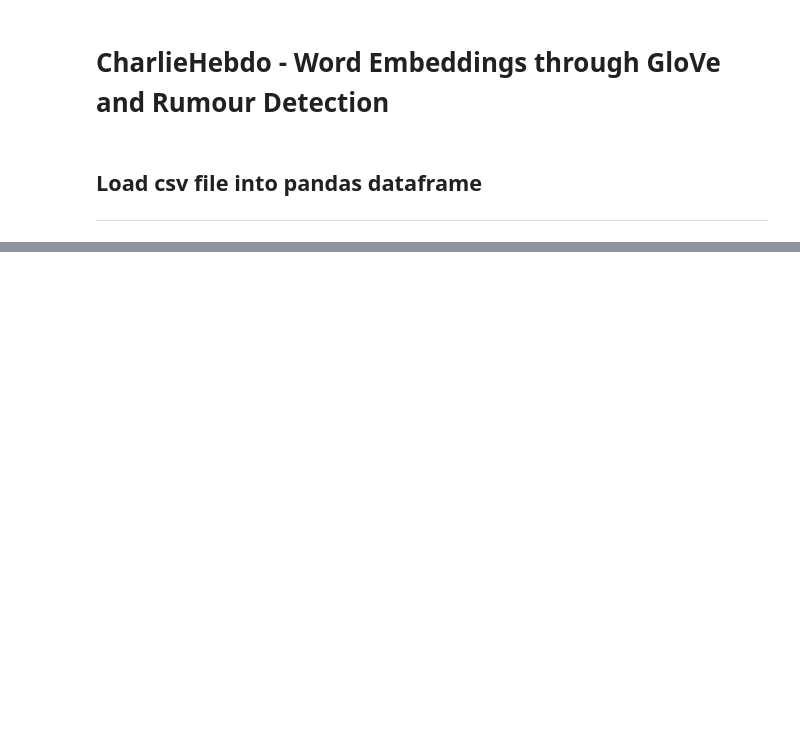
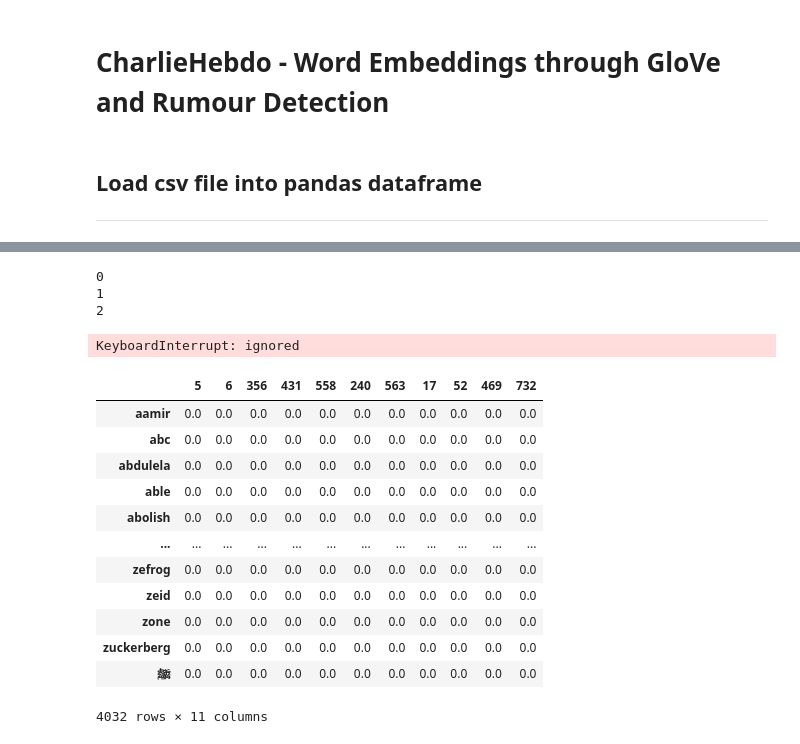
Before and after one commit to shakshi12/Rumor-Spreaders-using-GNN-approach-PHEME-dataset-, a Jupyter notebook: charlie_GloVe.ipynb, the cells around one changed output, grey strips where cells are left out. Drawn from its saved outputs; the diff is of its cells as text; code cells hidden in the pictures; blank space fills up the shorter version.

```diff
--- a/charlie_GloVe.ipynb
+++ b/charlie_GloVe.ipynb
@@ -6,0 +188,11 @@
+# %%
+n = len(index) + 1
+embed_mat = np.zeros((n, 100))
+for s,values in index.items():
+    print(s,values)
+    if values>n:
+        continue
+    embed_vec = emb.get(s)
+    if embed_vec is not None:
+        embed_mat[values] = embed_vec
+print(n)
@@ -6,0 +217,3 @@
+# %%
+sorted_words = sorted(index)
+print(sorted_words)
@@ -6,0 +228,3 @@
+# %%
+feat_df = pd.DataFrame(columns = sorted_words)
+print(feat_df)
@@ -6,0 +237,34 @@
+# %%
+count = 0
+features_matrix = pd.DataFrame()
+for number in padding[count]:
+  if count <= 36189:
+    print(count)
+    feat_df = pd.DataFrame(columns = sorted_words)
+    count = count + 1
+    for key,value in index.items():
+        feat_df[key] = embed_mat[number]
+        feature_1 = feat_df.sum(axis=0)
+        features_matrix[number] = feature_1
+        #print(features_matrix)
+# %% [output]
+0
+1
+2
+KeyboardInterrupt: ignored
+# %%
+features_matrix
+# %% [output]
+|  | 5 | 6 | 356 | 431 | 558 | 240 | 563 | 17 | 52 | 469 | 732 |
+| aamir | 0.0 | 0.0 | 0.0 | 0.0 | 0.0 | 0.0 | 0.0 | 0.0 | 0.0 | 0.0 | 0.0 |
+| abc | 0.0 | 0.0 | 0.0 | 0.0 | 0.0 | 0.0 | 0.0 | 0.0 | 0.0 | 0.0 | 0.0 |
+| abdulela | 0.0 | 0.0 | 0.0 | 0.0 | 0.0 | 0.0 | 0.0 | 0.0 | 0.0 | 0.0 | 0.0 |
+| able | 0.0 | 0.0 | 0.0 | 0.0 | 0.0 | 0.0 | 0.0 | 0.0 | 0.0 | 0.0 | 0.0 |
+| abolish | 0.0 | 0.0 | 0.0 | 0.0 | 0.0 | 0.0 | 0.0 | 0.0 | 0.0 | 0.0 | 0.0 |
+| ... | ... | ... | ... | ... | ... | ... | ... | ... | ... | ... | ... |
+| zefrog | 0.0 | 0.0 | 0.0 | 0.0 | 0.0 | 0.0 | 0.0 | 0.0 | 0.0 | 0.0 | 0.0 |
+| zeid | 0.0 | 0.0 | 0.0 | 0.0 | 0.0 | 0.0 | 0.0 | 0.0 | 0.0 | 0.0 | 0.0 |
+| zone | 0.0 | 0.0 | 0.0 | 0.0 | 0.0 | 0.0 | 0.0 | 0.0 | 0.0 | 0.0 | 0.0 |
+| zuckerberg | 0.0 | 0.0 | 0.0 | 0.0 | 0.0 | 0.0 | 0.0 | 0.0 | 0.0 | 0.0 | 0.0 |
+| ﷺ | 0.0 | 0.0 | 0.0 | 0.0 | 0.0 | 0.0 | 0.0 | 0.0 | 0.0 | 0.0 | 0.0 |
+4032 rows × 11 columns
```
Also changed, not shown: parts of 155 cells of this notebook.
